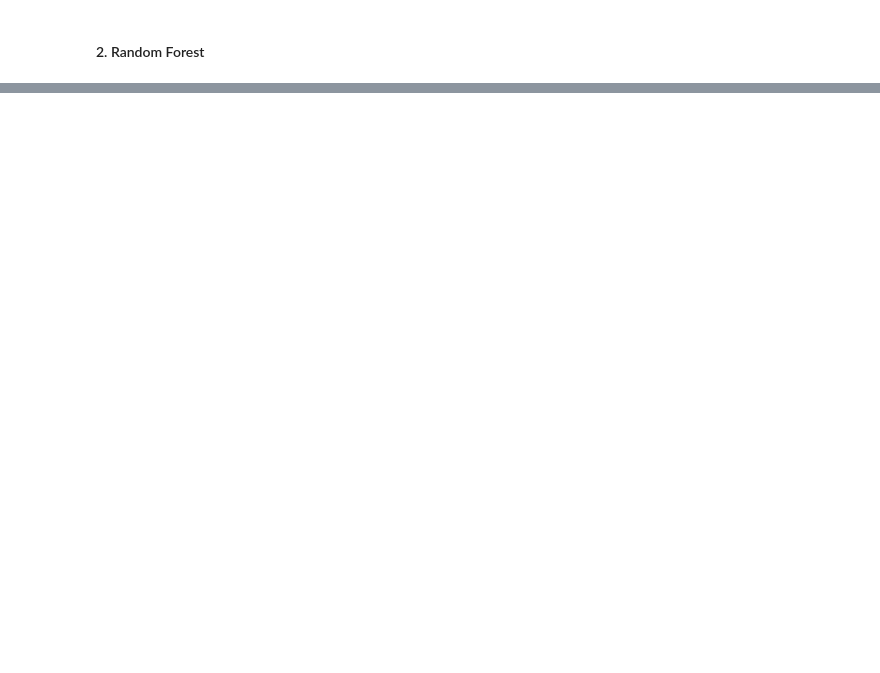
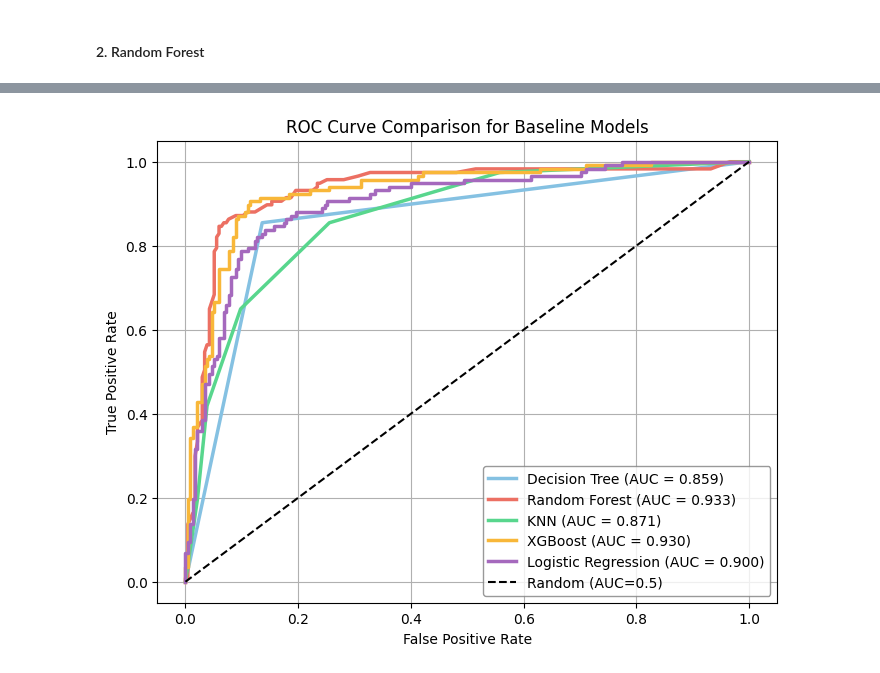
Before and after one commit to RubyXZZZ/earthquake-tsunami-ml-project, a Jupyter notebook: Notebooks/02_Data Processing and Modeling.ipynb, the cells around one changed output, grey strips where cells are left out. Cells and saved outputs as stored; diff of their text form; code cells hidden in the pictures; blank space fills up the shorter version.

```diff
--- a/Notebooks/02_Data Processing and Modeling.ipynb
+++ b/Notebooks/02_Data Processing and Modeling.ipynb
@@ -420,2 +580,8 @@ X_train_scaled, X_test_scaled = scale_train_test(
 # %% [markdown]
 #### 1. Decision Tree
+# %%
+dt = DecisionTreeClassifier(
+    random_state=42
+)
+
+dt.fit(X_train_scaled, y_train)
@@ -533,0 +730,6 @@ weighted avg       0.89      0.89      0.89       352
+# %%
+lr = LogisticRegression(
+    random_state=42
+)
+
+lr.fit(X_train_scaled, y_train)
@@ -533,0 +738,8 @@ weighted avg       0.89      0.89      0.89       352
+# %%
+y_pred_lr = lr.predict(X_test_scaled)
+y_prob_lr = lr.predict_proba(X_test_scaled)[:, 1]
+
+print("Classification Report for Logistic Regression:\n")
+print(classification_report(y_test, y_pred_lr))
+print('-'*80)
+print("Confusion Matrix:\n", confusion_matrix(y_test, y_pred_lr))
@@ -533,0 +780,64 @@ weighted avg       0.89      0.89      0.89       352
+# %%
+# collect predictions & probabilities
+predictions = {
+    "Decision Tree": (y_pred_dt, y_prob_dt),
+    "Random Forest": (y_pred_rf, y_prob_rf),
+    "KNN": (y_pred_knn, y_prob_knn),
+    "XGBoost": (y_pred_xgb, y_prob_xgb),
+    "Logistic Regression": (y_pred_lr, y_prob_lr)
+}
+
+# compute metrics
+results_base = []
+
+for name, (y_pred, y_prob) in predictions.items():
+    results_base.append({
+        "Model": name,
+        "Accuracy": accuracy_score(y_test, y_pred),
+        "Precision_Class1": precision_score(y_test, y_pred, pos_label=1),
+        "Recall_Class1": recall_score(y_test, y_pred, pos_label=1),
+        "F1_Class1": f1_score(y_test, y_pred, pos_label=1),
+        "ROC-AUC": roc_auc_score(y_test, y_prob)
+    })
+# convert to DataFrame
+df_results_base = pd.DataFrame(results_base)
+
+# Sort by F1_Class1 for easy comparison
+df_results_base = df_results_base.sort_values(by="F1_Class1", ascending=False).reset_index(drop=True)
+
+# metrics form
+metric_cols = ['Accuracy', 'Precision_Class1', 'Recall_Class1', 'F1_Class1', 'ROC-AUC']
+styled = df_results_base.style \
+    .set_caption("Baseline Model Comparison for Class 1 Metrics") \
+    .format("{:.3f}", subset=metric_cols) \
+    .hide(axis="index") \
+    .set_table_styles([
+        {'selector': 'caption', 'props': [('font-size', '14pt'), ('font-weight', 'bold')]},
+        {'selector': 'th', 'props': [('background-color', '#3E7B5F'), ('color', 'white'), ('text-align', 'center')]},
+        {'selector': 'td', 'props': [('text-align', 'center'), ('padding', '12px')]},
+        {'selector': 'td:first-child', 'props': [('font-weight', 'bold')]}
+    ]) \
+    .highlight_max(subset=metric_cols, color='#C8E6C9')
+
+display(styled)
+print('='*80)
+print()
+
+# ROC Curves
+plt.figure(figsize=(8, 6))
+colors = ['#85C1E2','#EC7063','#58D68D','#F8B739','#A569BD']
+for idx, (name, (y_pred, y_prob)) in enumerate(predictions.items()):
+    fpr, tpr, _ = roc_curve(y_test, y_prob)
+    roc_auc = auc(fpr, tpr)
+    plt.plot(fpr, tpr, lw=2.5, color=colors[idx], label=f"{name} (AUC = {roc_auc:.3f})")
+
+# Diagonal line for random classifier
+plt.plot([0, 1], [0, 1], 'k--', label="Random (AUC=0.5)")
+
+plt.xlabel("False Positive Rate")
+plt.ylabel("True Positive Rate")
+plt.title("ROC Curve Comparison for Baseline Models")
+plt.legend(loc="lower right", fontsize=10, frameon=True, edgecolor="gray")
+plt.grid(True)
+plt.show()
+# %% [output]
@@ -533,0 +852 @@ weighted avg       0.89      0.89      0.89       352
+[figure, added]
```
Also changed, not shown: parts of 88 cells of this notebook, 18 other files.
